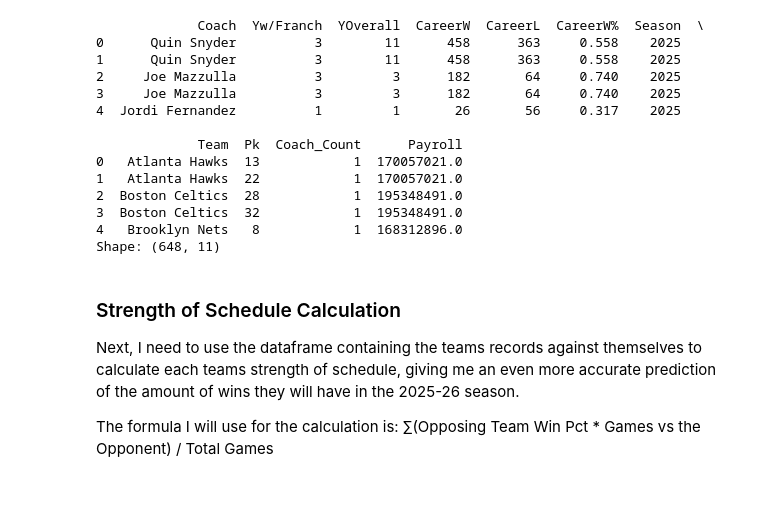
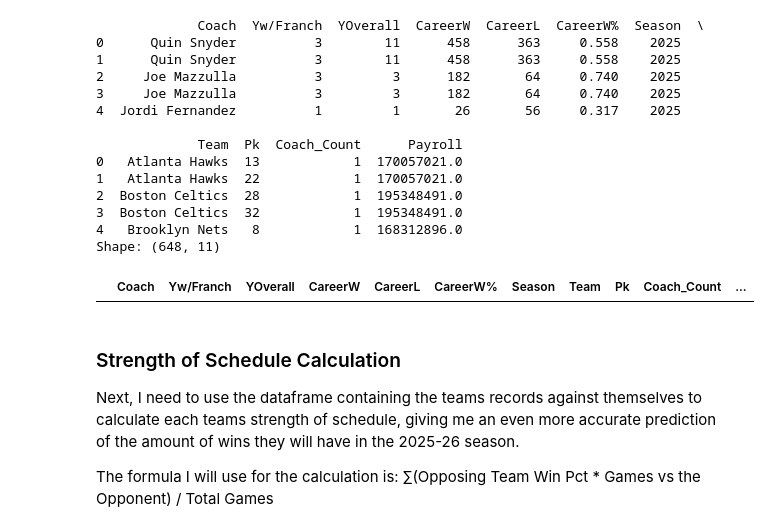
Before and after one commit to trustanprice/basketball-predictions, a Jupyter notebook: notebooks/01_data_cleaning.ipynb, the cells around one changed output. Drawn from its saved outputs; the diff is of its cells as text; code cells hidden in the pictures; blank space fills up the shorter version.

```diff
--- a/notebooks/01_data_cleaning.ipynb
+++ b/notebooks/01_data_cleaning.ipynb
@@ -339,6 +361,10 @@ print(f"Shape: {front_office_df.shape}")
 3  Boston Celtics  32            1  195348491.0
 4   Brooklyn Nets   8            1  168312896.0
 Shape: (648, 11)
+# %%
+front_office_df[front_office_df["Payroll"].isna()]
+# %% [output]
+|  | Coach | Yw/Franch | YOverall | CareerW | CareerL | CareerW% | Season | Team | Pk | Coach_Count | ... |
 # %% [markdown]
 ### Strength of Schedule Calculation
 
```
Also changed, not shown: parts of 7 cells of this notebook, 4 other files.
